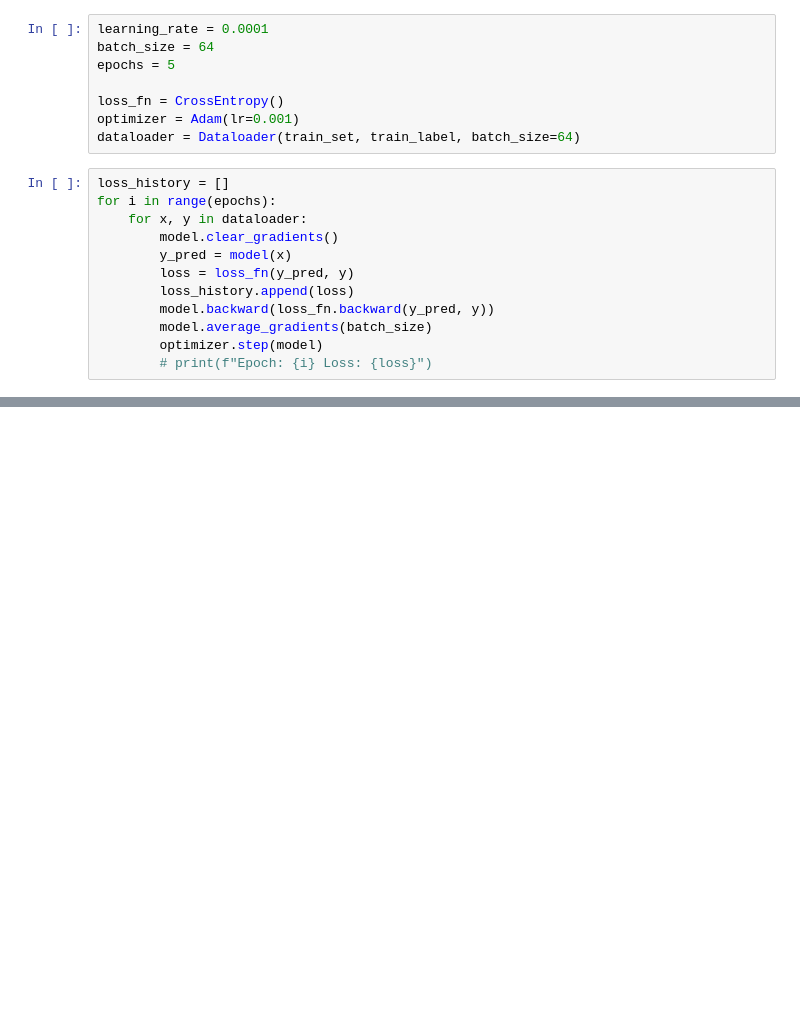
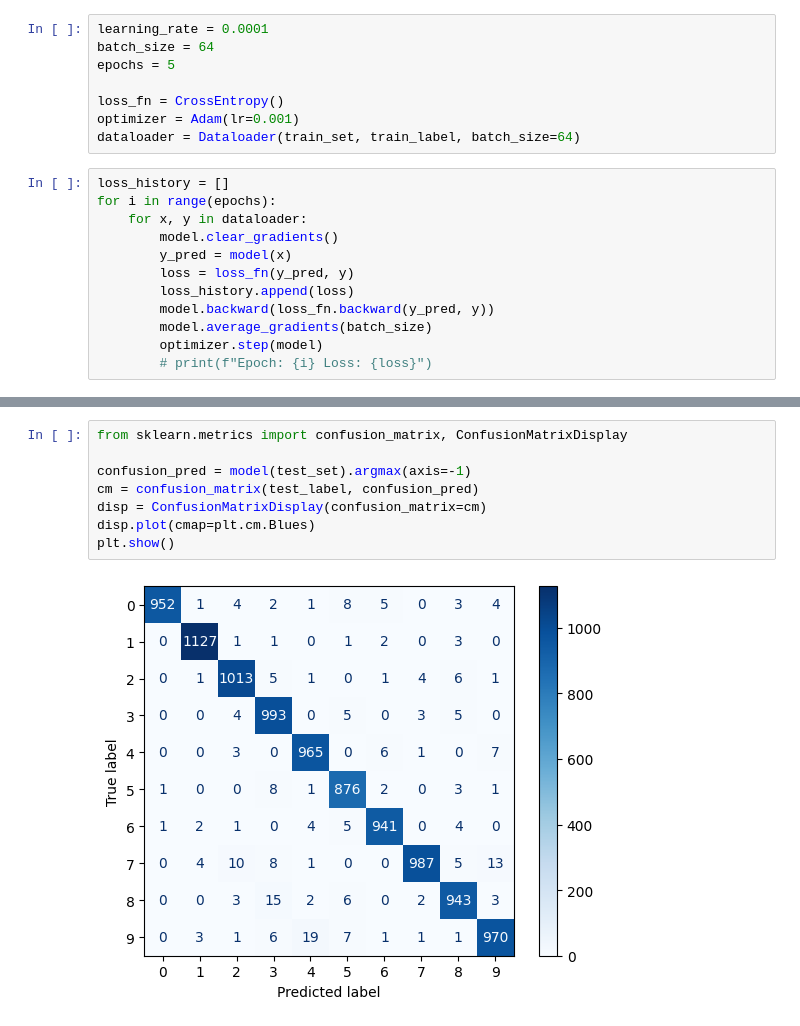
Before and after one commit to Gazeux33/NN-SCRATCH, a Jupyter notebook: examples/mnist_classification.ipynb, the cells around one changed output, grey strips where cells are left out. Saved outputs shown, nothing was run; the diff lists cells and outputs as text; blank space fills up the shorter version.

```diff
--- a/examples/mnist_classification.ipynb
+++ b/examples/mnist_classification.ipynb
@@ -80,0 +87,10 @@ plt.show();
+# %%
+from sklearn.metrics import confusion_matrix, ConfusionMatrixDisplay
+
+confusion_pred = model(test_set).argmax(axis=-1)
+cm = confusion_matrix(test_label, confusion_pred)
+disp = ConfusionMatrixDisplay(confusion_matrix=cm)
+disp.plot(cmap=plt.cm.Blues)
+plt.show()
+# %% [output]
+[figure, added]
```
Also changed, not shown: parts of 2 cells of this notebook, 6 other files.
